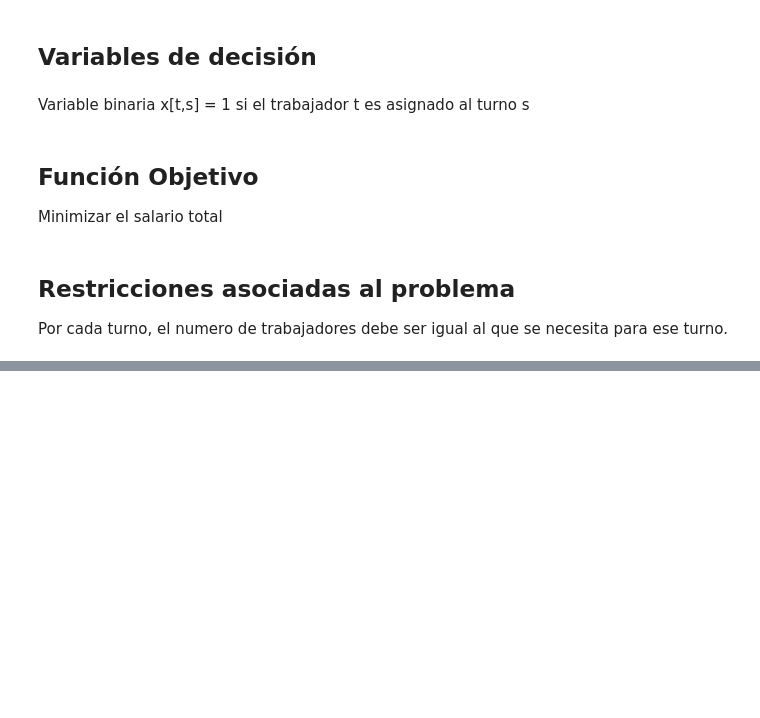
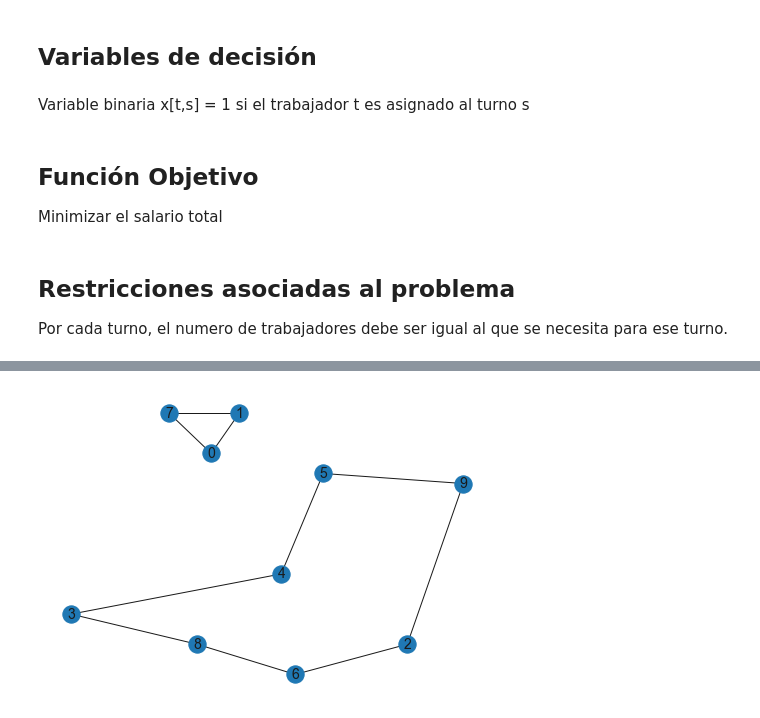
Before and after one commit to felipecr00/ICS2122-Taller-IO, a Jupyter notebook: AY03/ayudantia gurobi.ipynb, the cells around one changed output, grey strips where cells are left out. Drawn from its saved outputs; the diff is of its cells as text; code cells hidden in the pictures; blank space fills up the shorter version.

```diff
--- a/AY03/ayudantia gurobi.ipynb
+++ b/AY03/ayudantia gurobi.ipynb
@@ -227,0 +444,41 @@ orignumvars
+# %%
+def solve_TSP(nodos, arcos):
+    """solve_TSP -- función que crea modelo en Gurobi y resuelve su relajación
+    Parámetros:
+        - nodos: diccionario con los id de los nodos de la forma {id nodo: (pos_x, pos_y)}
+        - arcos: diccionario con los arcos de la forma {(cola,cabeza): costo}
+    Retorna arcos, modelo y variables de la relajación del TSP
+    """
+    model = Model("TSP")
+    x = dict()
+    c = dict()
+
+    # definimos variables x binarias que tomen valor 1 si es que se usa ese arco, 0 e.o.c.
+    for arco in arcos:
+        x[arco[0], arco[1]] = model.addVar(vtype="binary", name="{},{}".format(arco[0], arco[1]))
+        c[arco[0], arco[1]] = arcos[arco]
+    model.update()
+
+    # definimos restricción de que todos los nodos deben tener grado total (entrada + salida) de 2
+    model.addConstrs((quicksum(x[k,i] for k in nodos if k<i) + quicksum(x[i,k] for k in nodos if k>i) == 2) for i in nodos)
+    model.update()
+
+    # definimos la función objetivo del problema, que es minimizar costos por arcos
+    model.setObjective(quicksum(c[i,j]*x[i,j] for i in nodos for j in nodos if j>i), GRB.MINIMIZE)
+    model.update()
+
+    model.Params.OutputFlag = 0 # le pedimos a Gurobi que no nos printee todos sus cálculos (por defecto parámetro = 1)
+    model.optimize()
+#     model.write("TSP_Relajado.lp")
+
+    edges = dict()
+    for (i,j) in x:
+        if x[i,j].X > 0: # filtramos solamente a los arcos que toman valor mayor a 0 (que son los que uso en mi solución)
+            edges[i,j] = distancia(nodos[i], nodos[j])
+
+    return edges, model, x
+# %%
+edges, modelo, variables = solve_TSP(nodos, arcos)
+graficar(nodos, edges)
+# %% [output]
+[figure, added]
```
Also changed, not shown: parts of 52 cells of this notebook, 4 other files.
